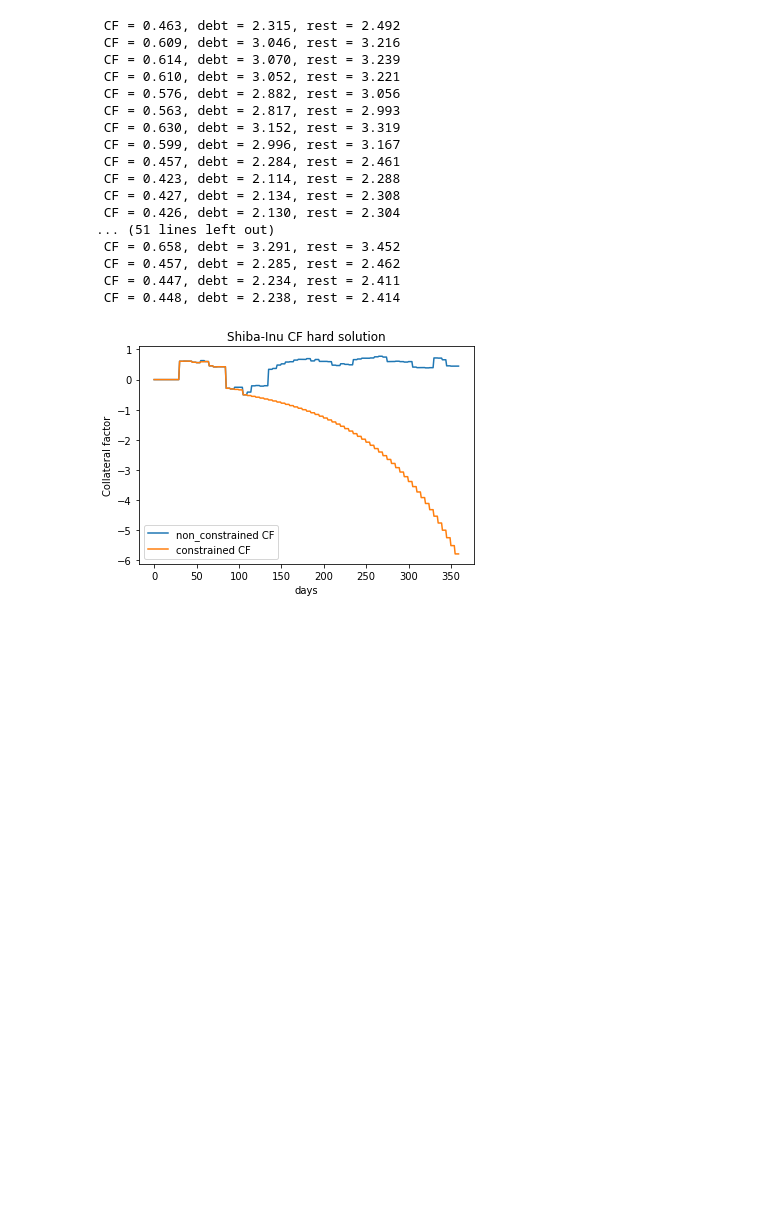
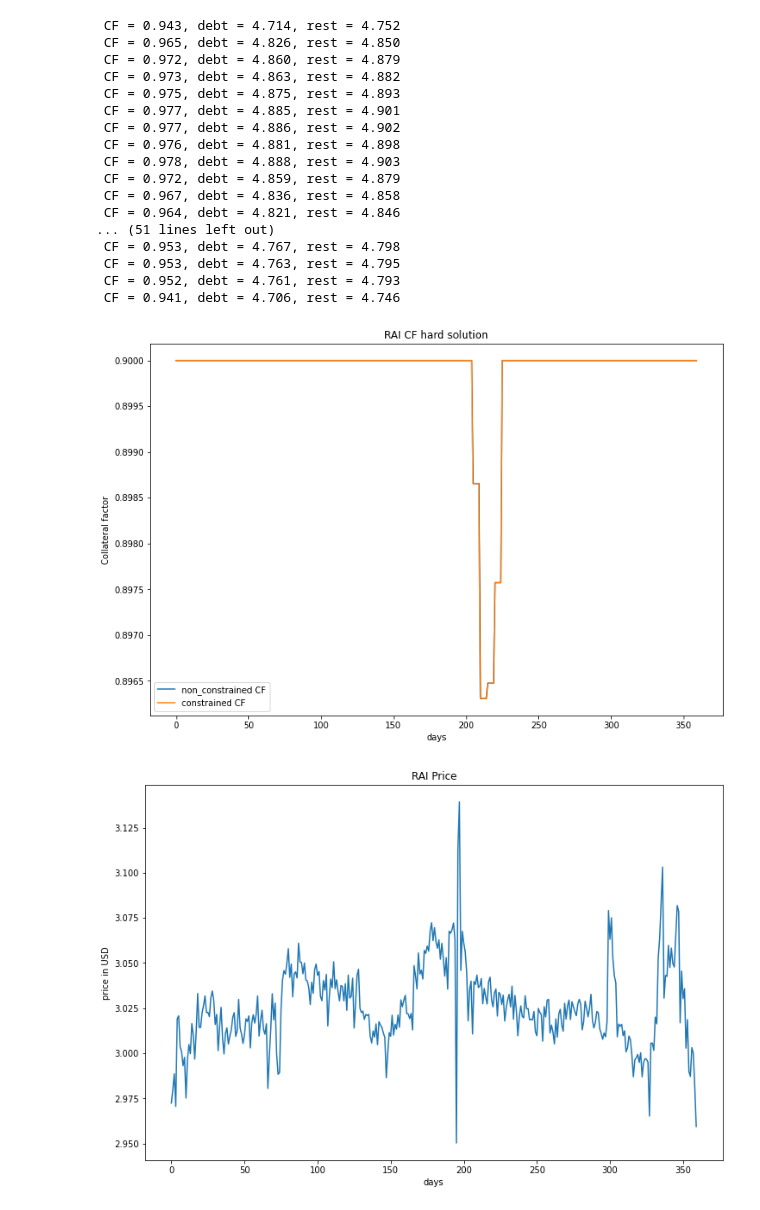
Before and after one commit to LightAllmight/Rhezus, a Jupyter notebook: RH.ipynb, the cells around one changed output. Drawn from its saved outputs; the diff is of its cells as text; code cells hidden in the pictures; blank space fills up the shorter version.

```diff
--- a/RH.ipynb
+++ b/RH.ipynb
@@ -8,7 +8,7 @@ import pandas as pd
                                             # Parameters #
 
 alfa = 0.7
-Title = "Shiba-Inu" # "Shiba-Inu", "RAI", "FEI", "ETH", "BTC"                # Choose the desired Asset for test
+Title = "RAI" # "Shiba-Inu", "RAI", "FEI", "ETH", "BTC"                # Choose the desired Asset for test
 sigma_event = 3                                                              # Desired sigma event quality
 
 # CF constraints
@@ -131,7 +129,7 @@ for i in range((CF_test_period-validation_period)//update_period):
     std_returns = STD_calculation(returns)
 
     #Res_acc = CF_calculation(Prices[-28:] / (np.mean(Prices)), sigma_event)
-    Res_raw = raw_formula(std_returns, 3)
+    Res_raw = raw_formula(std_returns, sigma_event)
     if Res_raw > Max_CF:
         Res_raw = Max_CF
 
@@ -158,41 +156,64 @@ for j in range(len(Raw_plot_const)):
         Raw_g_const[m] = Raw_plot_const[j][i]
         m+=1
 # %% [output]
- CF = 0.463, debt = 2.315, rest = 2.492
- CF = 0.609, debt = 3.046, rest = 3.216
- CF = 0.614, debt = 3.070, rest = 3.239
- CF = 0.610, debt = 3.052, rest = 3.221
- CF = 0.576, debt = 2.882, rest = 3.056
- CF = 0.563, debt = 2.817, rest = 2.993
- CF = 0.630, debt = 3.152, rest = 3.319
- CF = 0.599, debt = 2.996, rest = 3.167
- CF = 0.457, debt = 2.284, rest = 2.461
- CF = 0.423, debt = 2.114, rest = 2.288
- CF = 0.427, debt = 2.134, rest = 2.308
- CF = 0.426, debt = 2.130, rest = 2.304
+ CF = 0.943, debt = 4.714, rest = 4.752
+ CF = 0.965, debt = 4.826, rest = 4.850
+ CF = 0.972, debt = 4.860, rest = 4.879
+ CF = 0.973, debt = 4.863, rest = 4.882
+ CF = 0.975, debt = 4.875, rest = 4.893
+ CF = 0.977, debt = 4.885, rest = 4.901
+ CF = 0.977, debt = 4.886, rest = 4.902
+ CF = 0.976, debt = 4.881, rest = 4.898
+ CF = 0.978, debt = 4.888, rest = 4.903
+ CF = 0.972, debt = 4.859, rest = 4.879
+ CF = 0.967, debt = 4.836, rest = 4.858
+ CF = 0.964, debt = 4.821, rest = 4.846
 ... (51 lines left out)
- CF = 0.658, debt = 3.291, rest = 3.452
- CF = 0.457, debt = 2.285, rest = 2.462
- CF = 0.447, debt = 2.234, rest = 2.411
- CF = 0.448, debt = 2.238, rest = 2.414
+ CF = 0.953, debt = 4.767, rest = 4.798
+ CF = 0.953, debt = 4.763, rest = 4.795
+ CF = 0.952, debt = 4.761, rest = 4.793
+ CF = 0.941, debt = 4.706, rest = 4.746
 # %%
                     ############################# CF curve analysis ###########################################
 
 #abs_const = np.load("Absolute_constraint.npy")
+mp.rcParams['figure.figsize'] = [12, 8]
 fig, ax = mp.subplots()
+helped = np.full((CF_test_period - Raw_g.shape[0]), Raw_g[0])
+showcase = np.zeros(CF_test_period - Raw_g.shape[0])
 
 # plot without validation period
-#Non_constrained, = ax.plot(x_ax[validation_period:150+validation_period], Raw_g, label = "non_constrained CF")
-#Constrained, = ax.plot(x_ax[validation_period:150+validation_period], Raw_g_const, label = "constrained CF")
+# Non_constrained, = ax.plot(x_ax[validation_period:CF_test_period-2], Raw_g, label = "non_constrained CF")
+# Constrained, = ax.plot(x_ax[validation_period:CF_test_period-2], Raw_g_const, label = "constrained CF")
 
 # plot with validation period
-Non_constrained, = ax.plot(x_ax, np.hstack((np.zeros(CF_test_period - Raw_g.shape[0]), Raw_g)), label = "non_constrained CF")
-Constrained, = ax.plot(x_ax, np.hstack((np.zeros(CF_test_period - Raw_g_const.shape[0]), Raw_g_const)), label = "constrained CF")
+Non_constrained, = ax.plot(x_ax, np.hstack((helped, Raw_g)), label = "non_constrained CF")
+Constrained, = ax.plot(x_ax, np.hstack((helped, Raw_g_const)), label = "constrained CF")
+
+
+#Non_constrained_showcase, = ax.plot(x_ax, np.hstack((showcase, Raw_g)), label = "non_constrained CF")
+Constrained_showcase = np.hstack((showcase, Raw_g_const))
+
+# plot CF
 
 mp.xlabel("days")
 mp.ylabel("Collateral factor")
 mp.title("{:.15s} CF hard solution".format(Title))
 ax.legend(handles = [Non_constrained, Constrained])
 mp.show()
+
+# plot Prices
+mp.plot(x_ax, lastN_prices)
+mp.xlabel("days")                                                                               # plot prices for comparison
+mp.ylabel("price in USD")
+mp.title("{:.15s} Price". format(Title))
+mp.show()
+
+mp.plot(x_ax, Constrained_showcase)
+mp.xlabel("days")
+mp.ylabel("Collateral factor")
+mp.title("{:.15s} CF hard solution".format(Title))
+mp.show()
 # %% [output]
-[figure, old version]
+[figure, new version]
+[figure, added]
```
Also changed, not shown: parts of 4 cells of this notebook.
